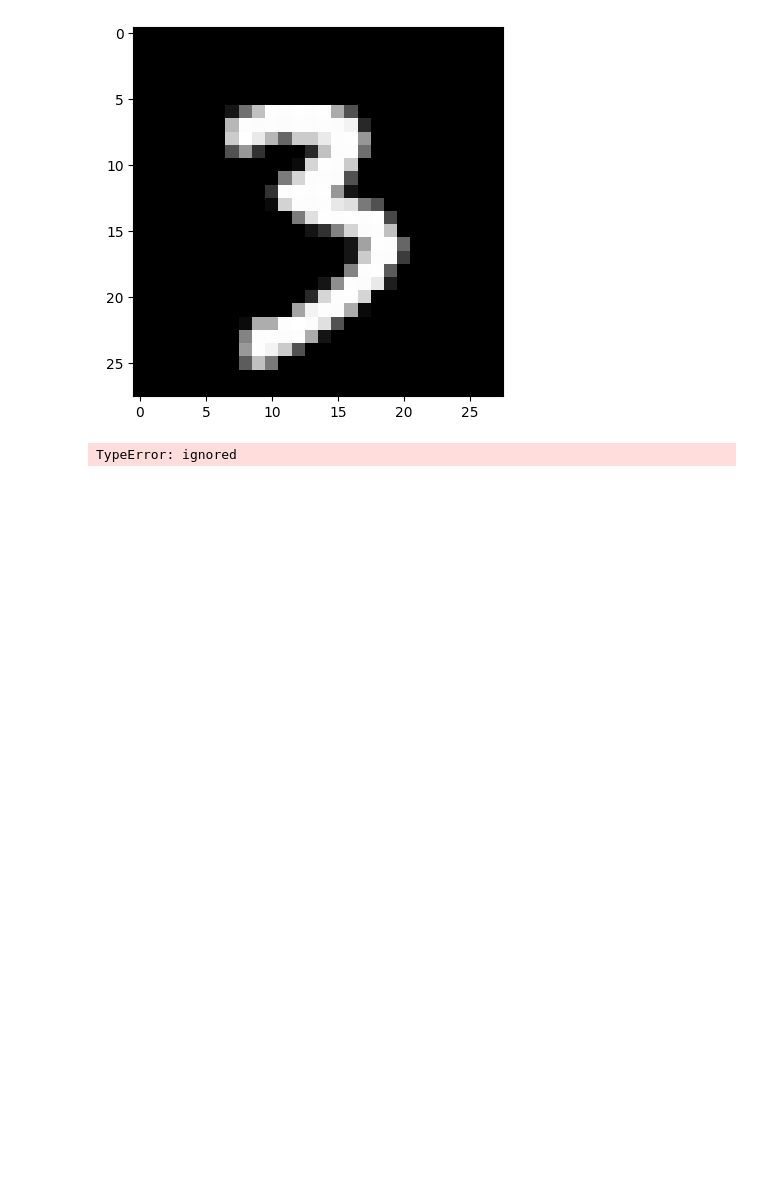
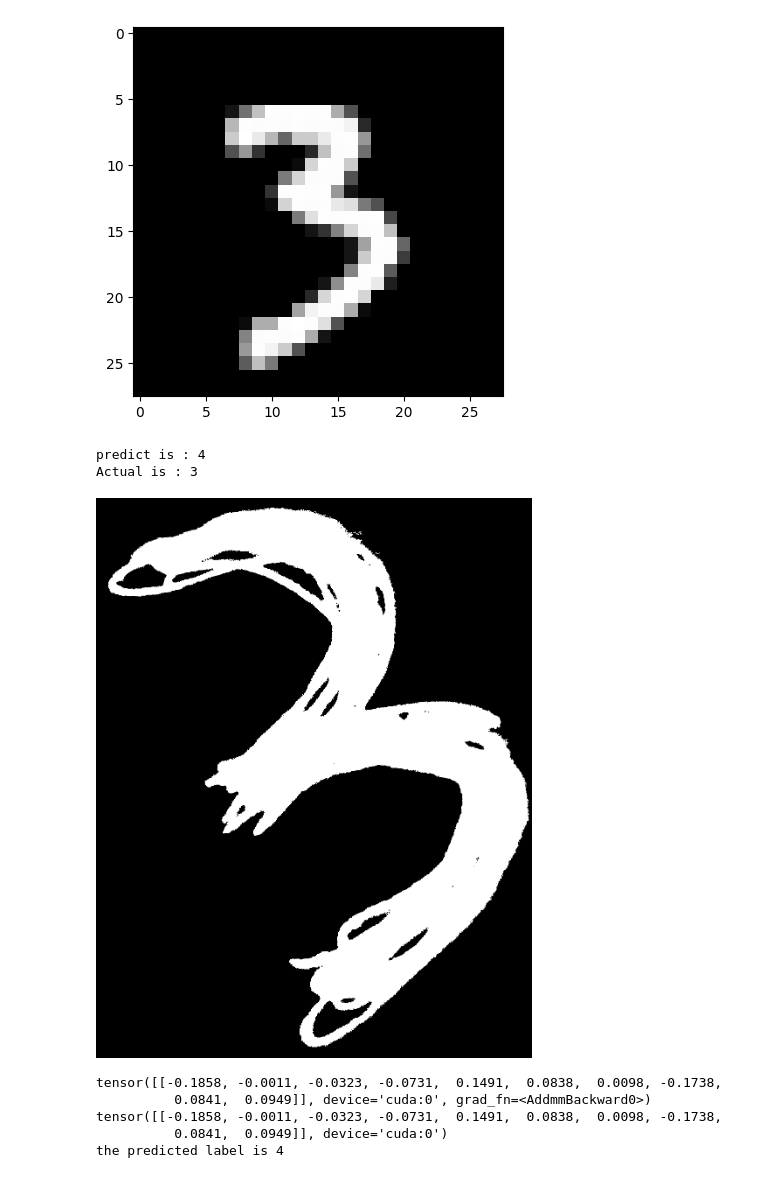
Before and after one commit to mehdii190/neural-network, a Jupyter notebook: src/CNN_mnist.ipynb, the cells around one changed output. Cells and saved outputs as stored; diff of their text form; code cells hidden in the pictures; blank space fills up the shorter version.

```diff
--- a/src/CNN_mnist.ipynb
+++ b/src/CNN_mnist.ipynb
@@ -230,17 +230,72 @@ plt.imshow(img.reshape(28,28),cmap="gray")
 imgg = test_loader.dataset[30][0].resize_((1,1,28,28))
 label = test_loader.dataset[30][1]
 
+
+model = CNN()
 model.eval()
 
 if CUDA:
-  model = model.cuda
-  imgg = imgg.cuda
+
+  model = model.cuda()
+  imgg = imgg.cuda()
 
 outputs = model(imgg)
 
 _ , pred = torch.max(outputs,1)
 
-print("predicten is : {} ".format(pred.item()))
-print("actual is : {} ".format(label))
+print("predict is : {} ".format(pred.item()))
+print("Actual is : {} ".format(label))
 # %% [output]
-TypeError: ignored
+predict is : 4
+Actual is : 3
+# %%
+from google.colab.patches import cv2_imshow
+import cv2
+from PIL import Image
+from torch.autograd import Variable
+
+
+transform_img = transforms.Compose([transforms.Resize((28,28)),
+                                    transforms.ToTensor(),
+                                    transforms.Normalize((mean_gray,),(stddev_gray))])
+
+
+def predict(img_name,model):
+
+  image = cv2.imread(img_name,0)
+  ret , thresholded = cv2.threshold(image,127,255,cv2.THRESH_BINARY)
+  img = 255 - thresholded
+  #img = cv2.imshow("original",img)
+  img2 = cv2_imshow(img)
+  #cv2.waitKey(0)
+  #cv2.destroyAllWindows()
+  img = Image.fromarray(img)
+  img = transform_img(img)
+  img = img.view(1,1,28,28)
+  img = Variable(img)
+
+  model.eval()
+
+  if torch.cuda.is_available():
+
+    model = model.cuda()
+    img = img.cuda()
+
+  output = model(img)
+  print(output)
+  print(output.data)
+
+  _ , pred = torch.max(output,1)
+
+  return pred.item()
+# %%
+predicts = predict("/content/image/photo_2023-04-20_00-53-01.jpg",model)
+
+print("the predicted label is {}".format(predicts))
+# %% [output]
+[figure, added]
+tensor([[-0.1858, -0.0011, -0.0323, -0.0731,  0.1491,  0.0838,  0.0098, -0.1738,
+          0.0841,  0.0949]], device='cuda:0', grad_fn=<AddmmBackward0>)
+tensor([[-0.1858, -0.0011, -0.0323, -0.0731,  0.1491,  0.0838,  0.0098, -0.1738,
+          0.0841,  0.0949]], device='cuda:0')
+the predicted label is 4
```
Also changed, not shown: parts of 6 cells of this notebook.
